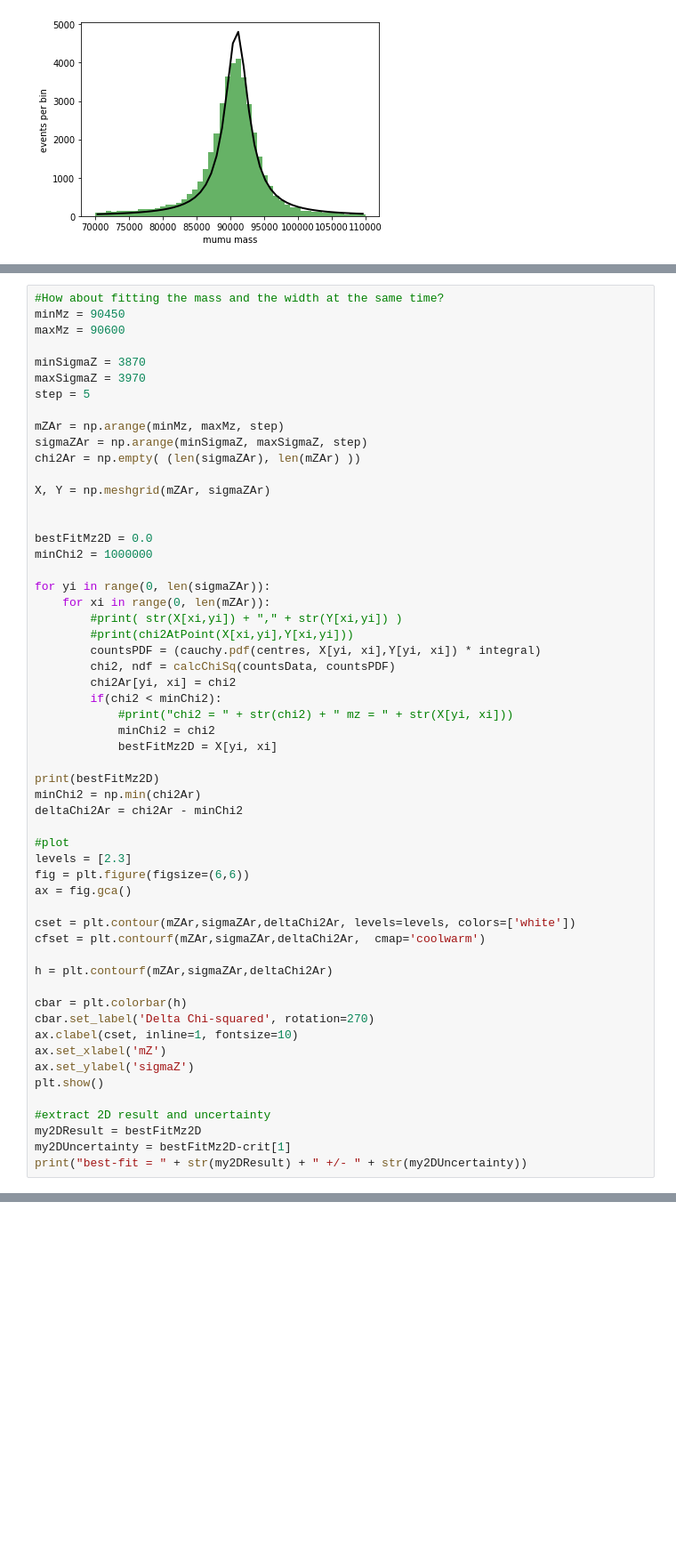
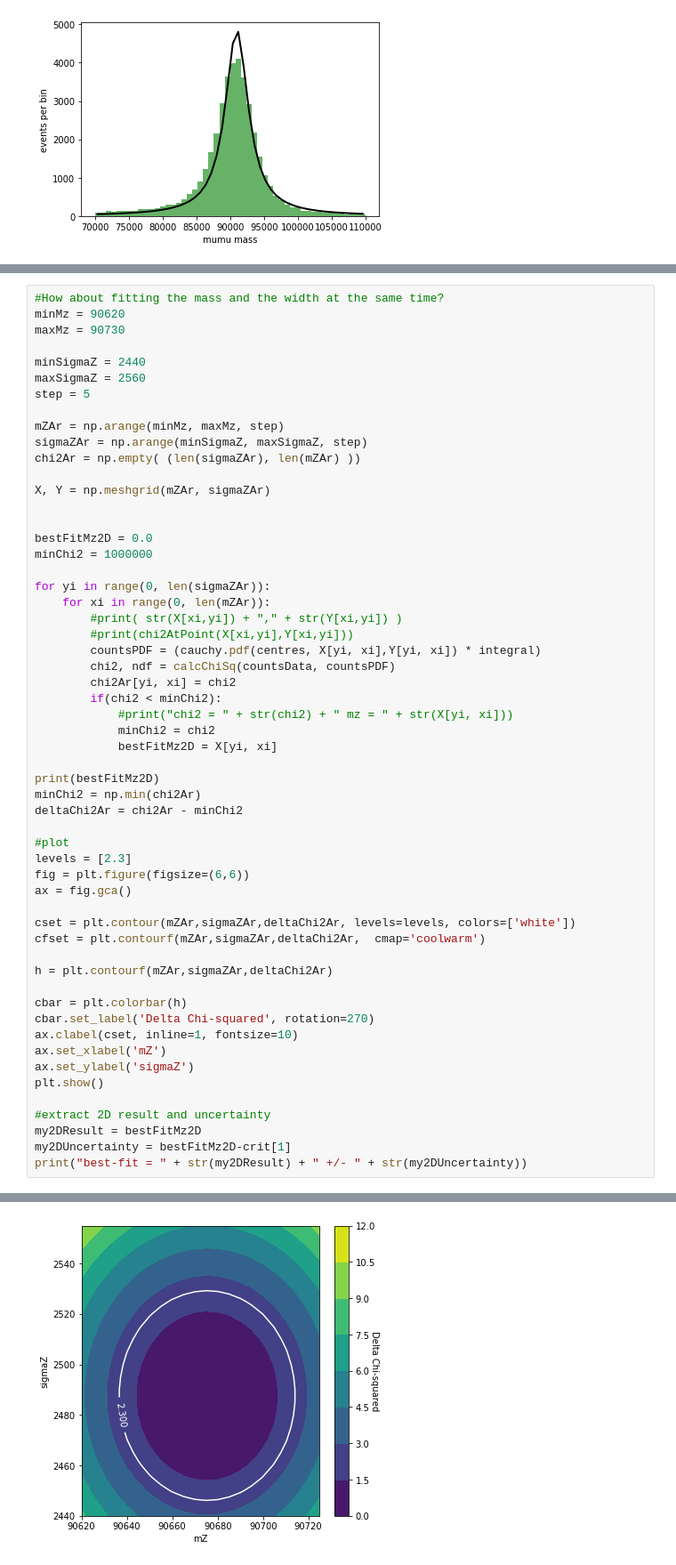
Before and after one commit to keaveney/UCT3rdYearLabATLASOpenData, a Jupyter notebook: Part1_MeasureTheZBosonMass.ipynb, the cells around one changed output, grey strips where cells are left out. Shown: that part at 89% size. Cells and saved outputs as stored; diff of their text form; blank space fills up the shorter version.

```diff
--- a/Part1_MeasureTheZBosonMass.ipynb
+++ b/Part1_MeasureTheZBosonMass.ipynb
@@ -185,10 +191,10 @@ best-fit = 90675 +/- 14.847715426294599
 # %%
 #How about fitting the mass and the width at the same time?
-minMz = 90450
-maxMz = 90600
+minMz = 90620
+maxMz = 90730
 
-minSigmaZ = 3870
-maxSigmaZ = 3970
+minSigmaZ = 2440
+maxSigmaZ = 2560
 step = 5
 
 mZAr = np.arange(minMz, maxMz, step)
@@ -238,3 +244,4 @@ plt.show()
 my2DResult = bestFitMz2D
 my2DUncertainty = bestFitMz2D-crit[1]
 print("best-fit = " + str(my2DResult) + " +/- " + str(my2DUncertainty))
+# %% [output]
@@ -240,0 +249 @@ print("best-fit = " + str(my2DResult) + " +/- " + str(my2DUncertainty))
+[figure, added]
```
Also changed, not shown: parts of 6 cells of this notebook.
